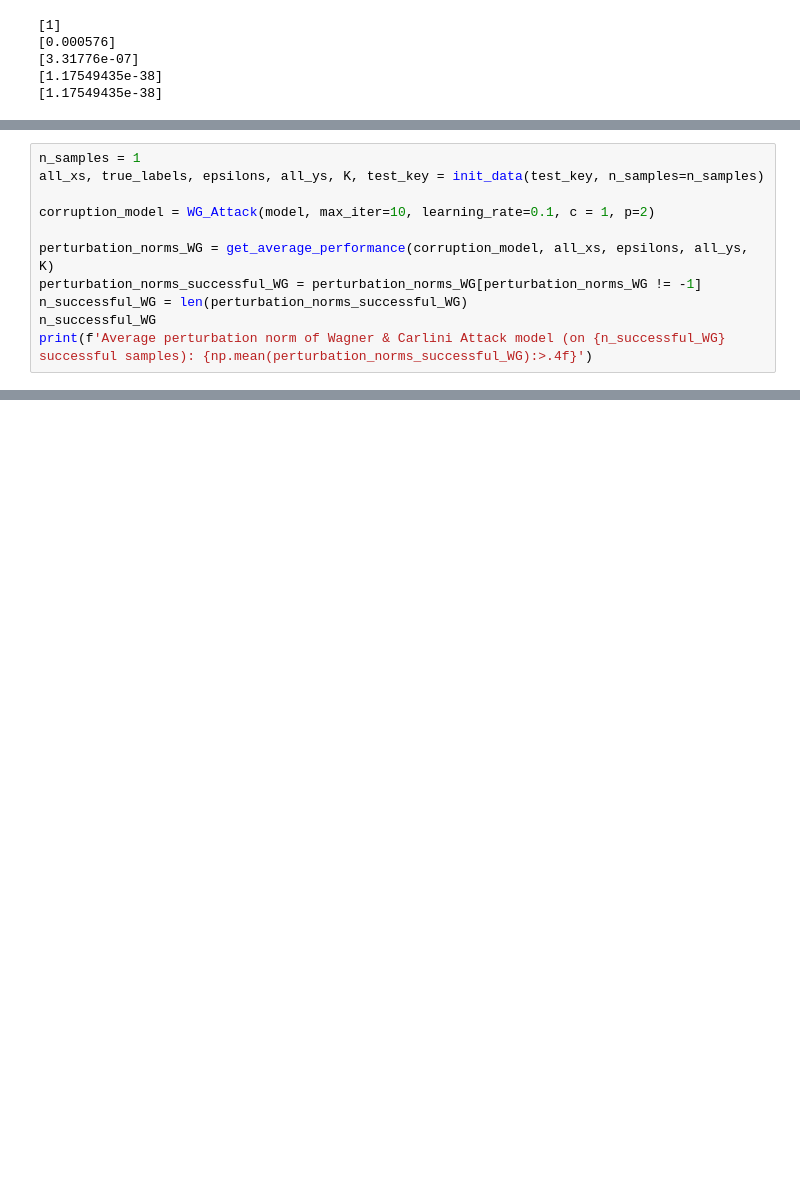
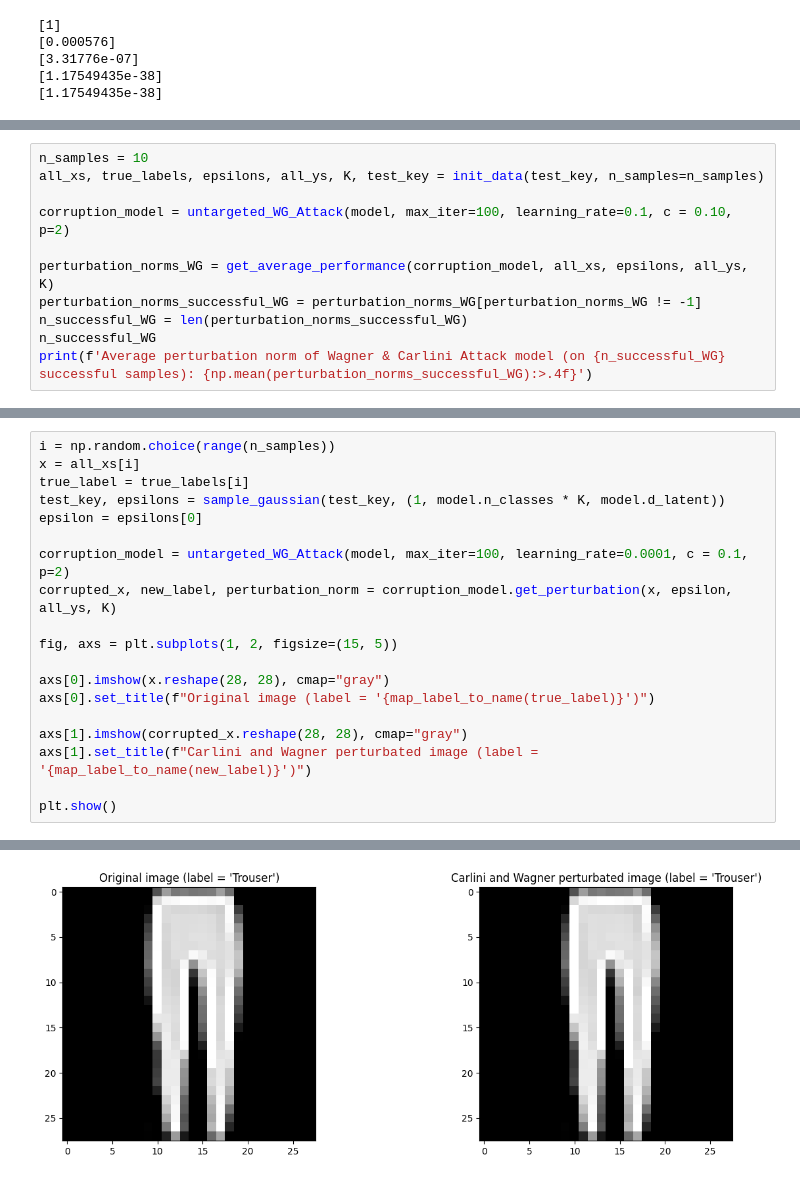
Before and after one commit to paulbarbier/adversarial-attacks-on-generative-classifiers, a Jupyter notebook: code/L-BFGS_exploration.ipynb, the cells around one changed output, grey strips where cells are left out. Drawn from its saved outputs; the diff is of its cells as text; blank space fills up the shorter version.

Commit message:
Implementing untargeted versions

```diff
--- a/code/L-BFGS_exploration.ipynb
+++ b/code/L-BFGS_exploration.ipynb
@@ -511,8 +529,8 @@ class WG_Attack():
 # %%
-n_samples = 1
+n_samples = 10
 all_xs, true_labels, epsilons, all_ys, K, test_key = init_data(test_key, n_samples=n_samples)
 
-corruption_model = WG_Attack(model, max_iter=10, learning_rate=0.1, c = 1, p=2)
+corruption_model = untargeted_WG_Attack(model, max_iter=100, learning_rate=0.1, c = 0.10, p=2)
 
 perturbation_norms_WG = get_average_performance(corruption_model, all_xs, epsilons, all_ys, K)
 perturbation_norms_successful_WG = perturbation_norms_WG[perturbation_norms_WG != -1]
@@ -530,0 +542,20 @@ Average perturbation norm of Wagner & Carlini Attack model (on 1 successful samp
+# %%
+i = np.random.choice(range(n_samples))
+x = all_xs[i]
+true_label = true_labels[i]
+test_key, epsilons = sample_gaussian(test_key, (1, model.n_classes * K, model.d_latent))
+epsilon = epsilons[0]
+
+corruption_model = untargeted_WG_Attack(model, max_iter=100, learning_rate=0.0001, c = 0.1, p=2)
+corrupted_x, new_label, perturbation_norm = corruption_model.get_perturbation(x, epsilon, all_ys, K)
+
+fig, axs = plt.subplots(1, 2, figsize=(15, 5))
+
+axs[0].imshow(x.reshape(28, 28), cmap="gray")
+axs[0].set_title(f"Original image (label = '{map_label_to_name(true_label)}')")
+
+axs[1].imshow(corrupted_x.reshape(28, 28), cmap="gray")
+axs[1].set_title(f"Carlini and Wagner perturbated image (label = '{map_label_to_name(new_label)}')")
+
+plt.show()
+# %% [output]
@@ -530,0 +563 @@ Average perturbation norm of Wagner & Carlini Attack model (on 1 successful samp
+[figure, added]
```
Also changed, not shown: parts of 6 cells of this notebook, 1 other file.
